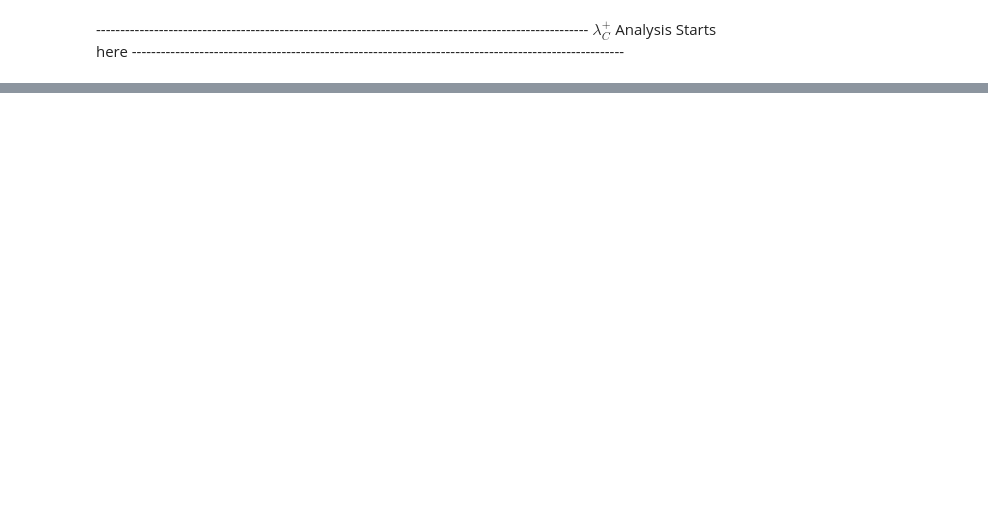
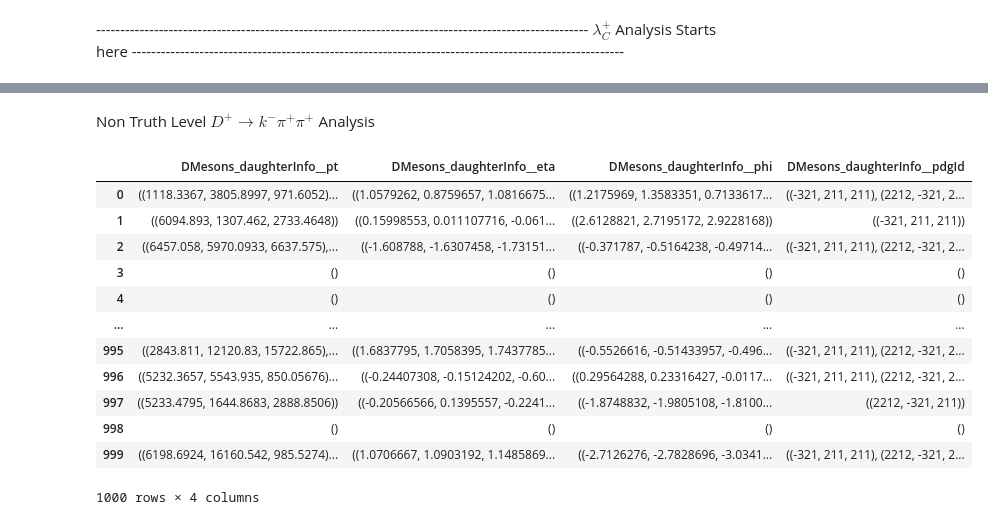
Before and after one commit to GitGup/ATLAS_DNN, a Jupyter notebook: MCAnalysis.ipynb, the cells around one changed output, grey strips where cells are left out. Saved outputs shown, nothing was run; the diff lists cells and outputs as text; code cells hidden in the pictures; blank space fills up the shorter version.

```diff
--- a/MCAnalysis.ipynb
+++ b/MCAnalysis.ipynb
@@ -18,27 +20,6 @@ files
 # %% [output]
 ['CharmAnalysis.mc.ForcedDecay.Dplus.tree.root',
  'CharmAnalysis.mc.ForcedDecay.LabmdaC.tree.root']
-# %%
-#processes ntunples given directory: returns trees
-def process_ntuple(ntuple):
-    file = uproot.open(dir_path + "/" + ntuple)
-    tree = file["CharmAnalysis;1"]
-    return tree
-
-#takes event #, list of branches, and batch size: returns tuple of branches with data
-def show(event, TTree, branches, batch_size):
-    #if we want the entire data set set batch size = 0
-    if batch_size == 0:
-        batch_size = TTree.num_entries
-
-    #iterates through TTree as generator functiona and yields batches of data
-    current_event = 0
-    for array in TTree.iterate(branches, step_size = batch_size, library = "pd"):
-        arrays = array[branches]
-        if current_event == event:
-            break
-        current_event+=1
-    return arrays
 # %% [markdown]
 -------------------------------------------------------------------------------------------- $D^+$ Analysis Starts here --------------------------------------------------------------------------------------------
 # %%
@@ -253,0 +179,19 @@ scatter_plot(kpi_list, pk_list, "$\Lambda_C^+$ Dalitz Plot", r'$m^2(K^+\pi^-)$ l
+# %% [markdown]
+Non Truth Level $D^{+}\rightarrow k^{-} \pi^{+} \pi^{+}$ Analysis
+# %%
+DMesons_df2 = show(0, TTree, ["DMesons_daughterInfo__pt", "DMesons_daughterInfo__eta", "DMesons_daughterInfo__phi", "DMesons_daughterInfo__pdgId"], 1000)
+DMesons_df2
+# %% [output]
+|  | DMesons_daughterInfo__pt | DMesons_daughterInfo__eta | DMesons_daughterInfo__phi | DMesons_daughterInfo__pdgId |
+| 0 | ((1118.3367, 3805.8997, 971.6052)... | ((1.0579262, 0.8759657, 1.0816675... | ((1.2175969, 1.3583351, 0.7133617... | ((-321, 211, 211), (2212, -321, 2... |
+| 1 | ((6094.893, 1307.462, 2733.4648)) | ((0.15998553, 0.011107716, -0.061... | ((2.6128821, 2.7195172, 2.9228168)) | ((-321, 211, 211)) |
+| 2 | ((6457.058, 5970.0933, 6637.575),... | ((-1.608788, -1.6307458, -1.73151... | ((-0.371787, -0.5164238, -0.49714... | ((-321, 211, 211), (2212, -321, 2... |
+| 3 | () | () | () | () |
+| 4 | () | () | () | () |
+| ... | ... | ... | ... | ... |
+| 995 | ((2843.811, 12120.83, 15722.865),... | ((1.6837795, 1.7058395, 1.7437785... | ((-0.5526616, -0.51433957, -0.496... | ((-321, 211, 211), (2212, -321, 2... |
+| 996 | ((5232.3657, 5543.935, 850.05676)... | ((-0.24407308, -0.15124202, -0.60... | ((0.29564288, 0.23316427, -0.0117... | ((-321, 211, 211), (2212, -321, 2... |
+| 997 | ((5233.4795, 1644.8683, 2888.8506)) | ((-0.20566566, 0.1395557, -0.2241... | ((-1.8748832, -1.9805108, -1.8100... | ((2212, -321, 211)) |
+| 998 | () | () | () | () |
+| 999 | ((6198.6924, 16160.542, 985.5274)... | ((1.0706667, 1.0903192, 1.1485869... | ((-2.7126276, -2.7828696, -3.0341... | ((-321, 211, 211), (2212, -321, 2... |
+1000 rows × 4 columns
```
Also changed, not shown: parts of 11 cells of this notebook.
